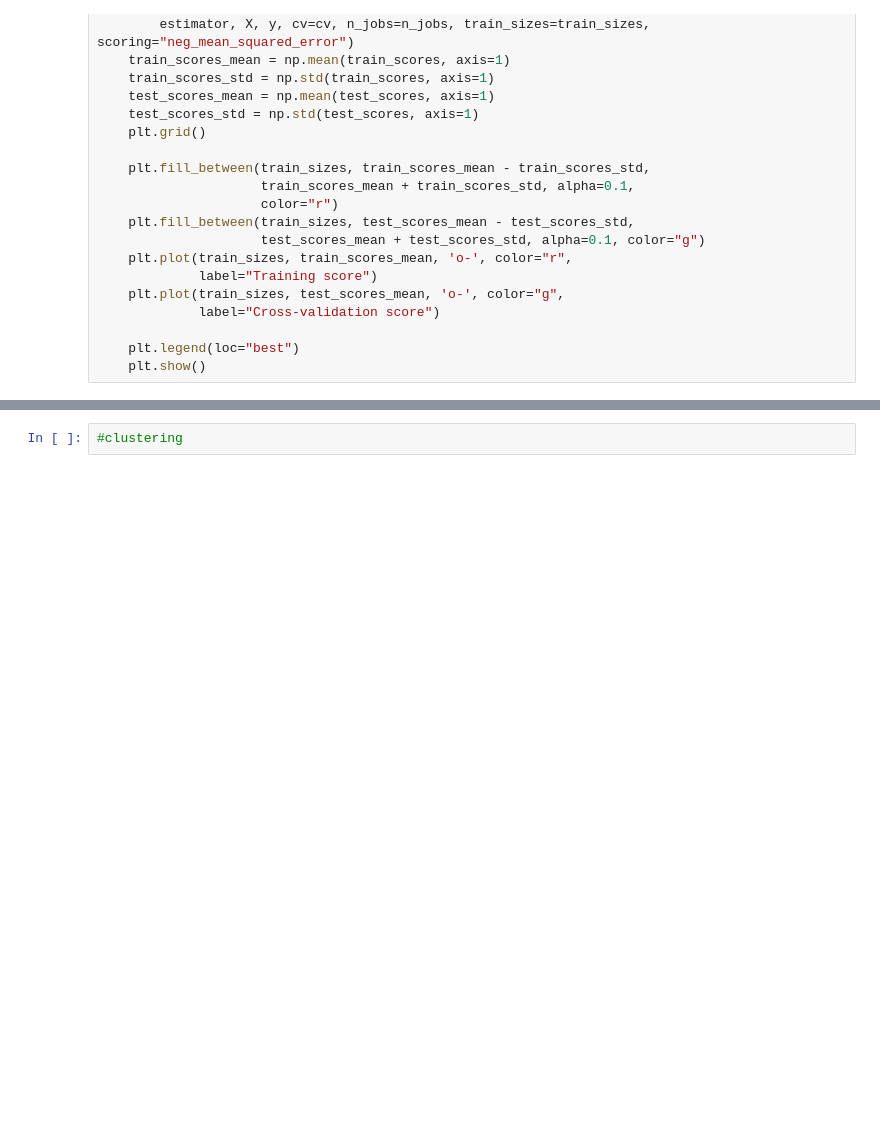
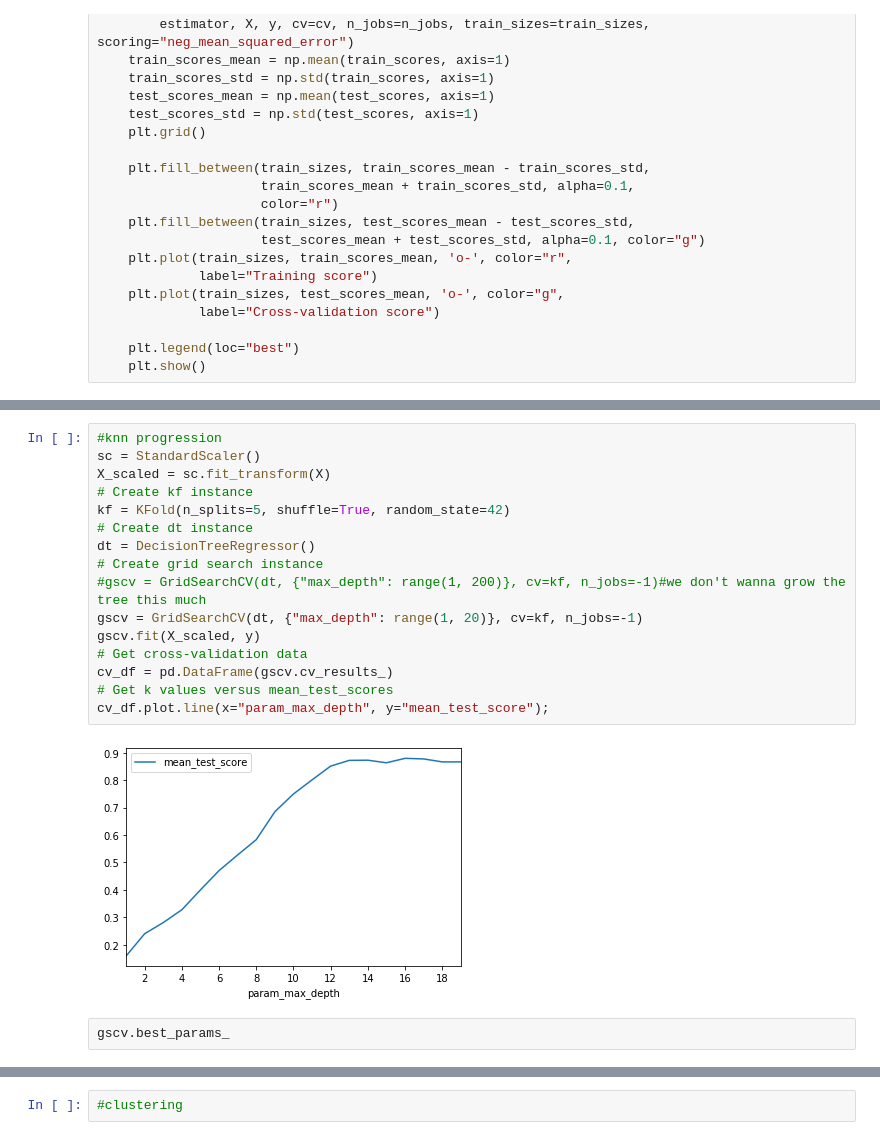
Before and after one commit to madymehlf/final-project, a Jupyter notebook: final-project.ipynb, the cells around one changed output, grey strips where cells are left out. Cells and saved outputs as stored; diff of their text form; blank space fills up the shorter version.

```diff
--- a/final-project.ipynb
+++ b/final-project.ipynb
@@ -229,0 +243,20 @@ def plot_learning_curve(estimator, title, X, y, ylim=None, cv=None,
+# %%
+#knn progression
+sc = StandardScaler()
+X_scaled = sc.fit_transform(X)
+# Create kf instance
+kf = KFold(n_splits=5, shuffle=True, random_state=42)
+# Create dt instance
+dt = DecisionTreeRegressor()
+# Create grid search instance
+#gscv = GridSearchCV(dt, {"max_depth": range(1, 200)}, cv=kf, n_jobs=-1)#we don't wanna grow the tree this much
+gscv = GridSearchCV(dt, {"max_depth": range(1, 20)}, cv=kf, n_jobs=-1)
+gscv.fit(X_scaled, y)
+# Get cross-validation data
+cv_df = pd.DataFrame(gscv.cv_results_)
+# Get k values versus mean_test_scores
+cv_df.plot.line(x="param_max_depth", y="mean_test_score");
+# %% [output]
+[figure, added]
+# %% [raw]
+gscv.best_params_
```
Also changed, not shown: parts of 5 cells of this notebook.
